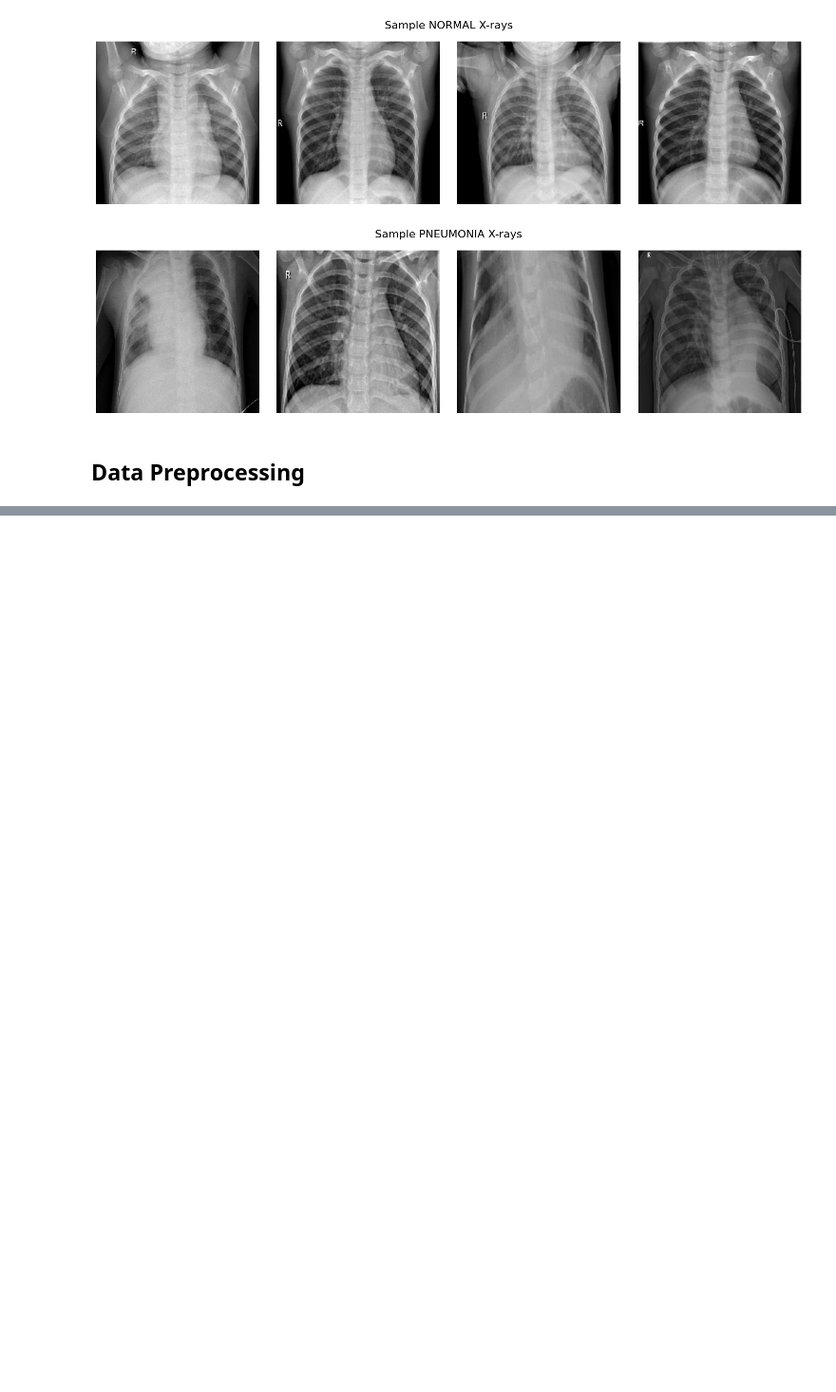
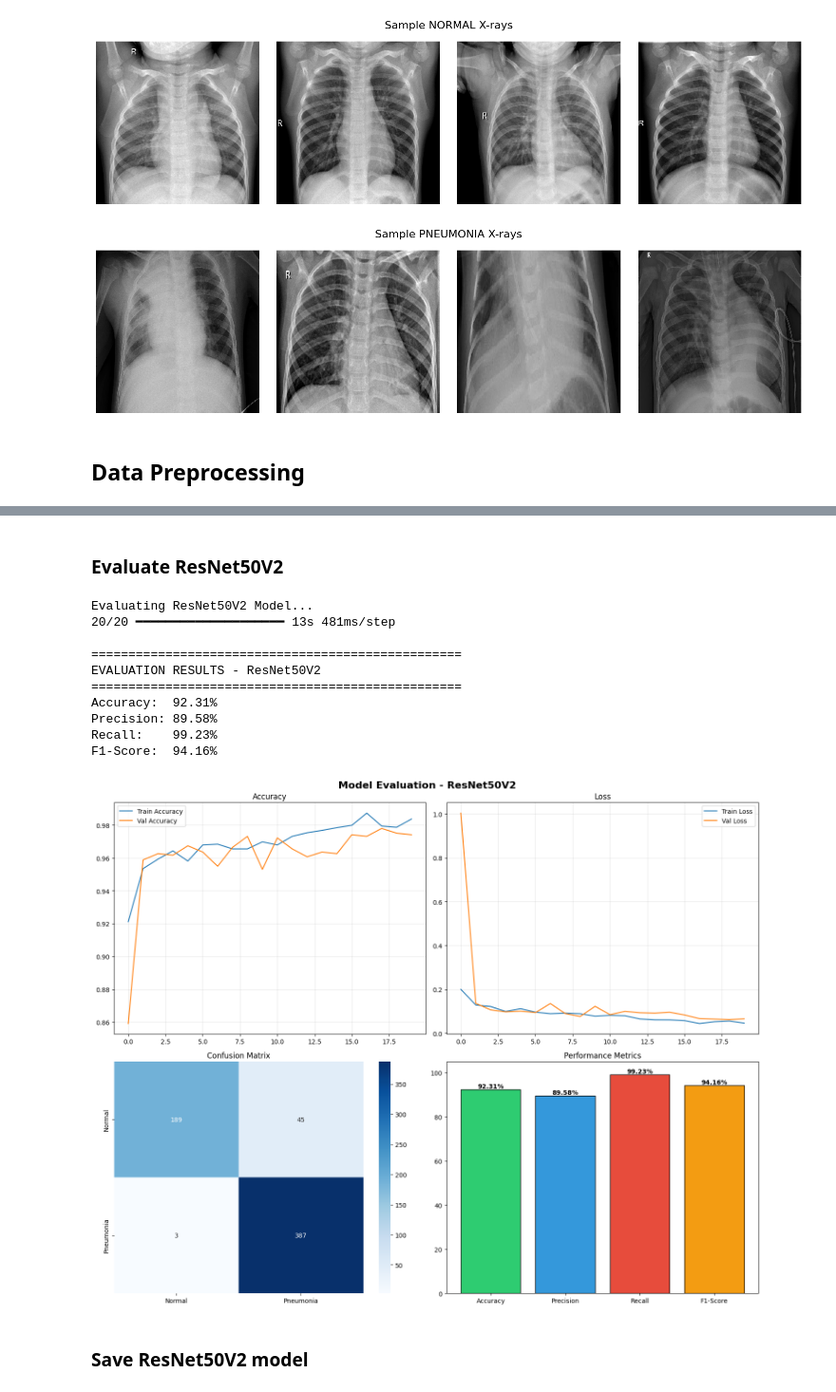
Before and after one commit to monireach2480/disease-predictor-deep-learning, a Jupyter notebook: notebooks/Pneumonia.ipynb, the cells around one changed output, grey strips where cells are left out. Shown at 95% size. Cells and saved outputs as stored; diff of their text form; code cells hidden in the pictures; blank space fills up the shorter version.

Commit message:
Use transfer learning model instead of CNN

```diff
--- a/notebooks/Pneumonia.ipynb
+++ b/notebooks/Pneumonia.ipynb
@@ -242,0 +102,13 @@ cnn.compile(
+# %%
+# ==================== CONFIGURATION ====================
+IMG_SIZE = (224, 224)
+BATCH_SIZE = 32
+EPOCHS = 20
+LEARNING_RATE = 0.001
+
+# Updated dataset paths for your project structure
+TRAIN_DIR = '../chest_xray/train'
+TEST_DIR  = '../chest_xray/test'
+
+print("PNEUMONIA CLASSIFICATION USING CNN")
+print("ResNet50V2 vs VGG19 with Transfer Learning")
@@ -242,0 +275,67 @@ cnn.compile(
+# %% [markdown]
+### Evaluate ResNet50V2
+# %%
+print("\nEvaluating ResNet50V2 Model...")
+
+test_generator.reset()
+predictions = model_resnet.predict(test_generator, verbose=1)
+y_pred = (predictions > 0.5).astype(int).flatten()
+y_true = test_generator.classes
+
+accuracy = accuracy_score(y_true, y_pred)
+cm = confusion_matrix(y_true, y_pred)
+tn, fp, fn, tp = cm.ravel()
+precision = tp / (tp + fp) if (tp + fp) > 0 else 0
+recall = tp / (tp + fn) if (tp + fn) > 0 else 0
+f1_score = 2 * (precision * recall) / (precision + recall) if (precision + recall) > 0 else 0
+
+print(f"\n{'='*50}")
+print("EVALUATION RESULTS - ResNet50V2")
+print(f"{'='*50}")
+print(f"Accuracy:  {accuracy*100:.2f}%")
+print(f"Precision: {precision*100:.2f}%")
+print(f"Recall:    {recall*100:.2f}%")
+print(f"F1-Score:  {f1_score*100:.2f}%")
+
+# Plot evaluation results
+fig, axes = plt.subplots(2, 2, figsize=(15, 12))
+fig.suptitle('Model Evaluation - ResNet50V2', fontsize=16, fontweight='bold')
+
+axes[0,0].plot(history_resnet.history['accuracy'], label='Train Accuracy')
+axes[0,0].plot(history_resnet.history['val_accuracy'], label='Val Accuracy')
+axes[0,0].set_title('Accuracy'); axes[0,0].legend(); axes[0,0].grid(True, alpha=0.3)
+
+axes[0,1].plot(history_resnet.history['loss'], label='Train Loss')
+axes[0,1].plot(history_resnet.history['val_loss'], label='Val Loss')
+axes[0,1].set_title('Loss'); axes[0,1].legend(); axes[0,1].grid(True, alpha=0.3)
+
+sns.heatmap(cm, annot=True, fmt='d', cmap='Blues', ax=axes[1,0],
+            xticklabels=['Normal','Pneumonia'],
+            yticklabels=['Normal','Pneumonia'])
+axes[1,0].set_title('Confusion Matrix')
+
+metrics = ['Accuracy','Precision','Recall','F1-Score']
+values  = [accuracy*100, precision*100, recall*100, f1_score*100]
+colors  = ['#2ecc71','#3498db','#e74c3c','#f39c12']
+bars = axes[1,1].bar(metrics, values, color=colors, edgecolor='black')
+for bar,v in zip(bars,values):
+    axes[1,1].text(bar.get_x()+bar.get_width()/2.,v,f'{v:.2f}%',ha='center',va='bottom',fontweight='bold')
+axes[1,1].set_ylim([0,105]); axes[1,1].set_title('Performance Metrics')
+
+plt.tight_layout()
+plt.savefig('../outputs/ResNet50V2_evaluation.png', dpi=300, bbox_inches='tight')
+plt.show()
+# %% [output]
+Evaluating ResNet50V2 Model...
+20/20 ━━━━━━━━━━━━━━━━━━━━ 13s 481ms/step
+
+==================================================
+EVALUATION RESULTS - ResNet50V2
+==================================================
+Accuracy:  92.31%
+Precision: 89.58%
+Recall:    99.23%
+F1-Score:  94.16%
+[figure, added]
+# %% [markdown]
+### Save ResNet50V2 model
```
Also changed, not shown: parts of 48 cells of this notebook.
